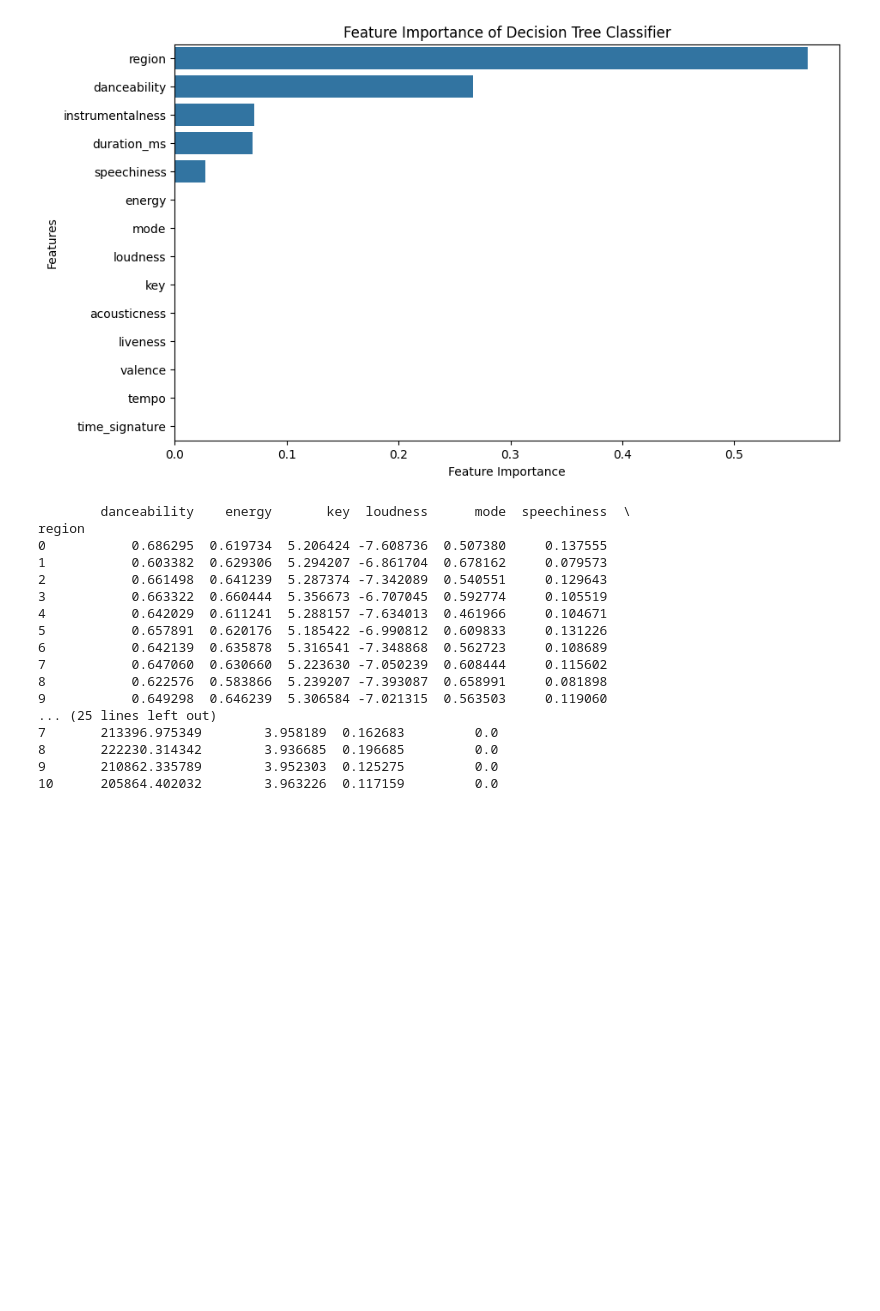
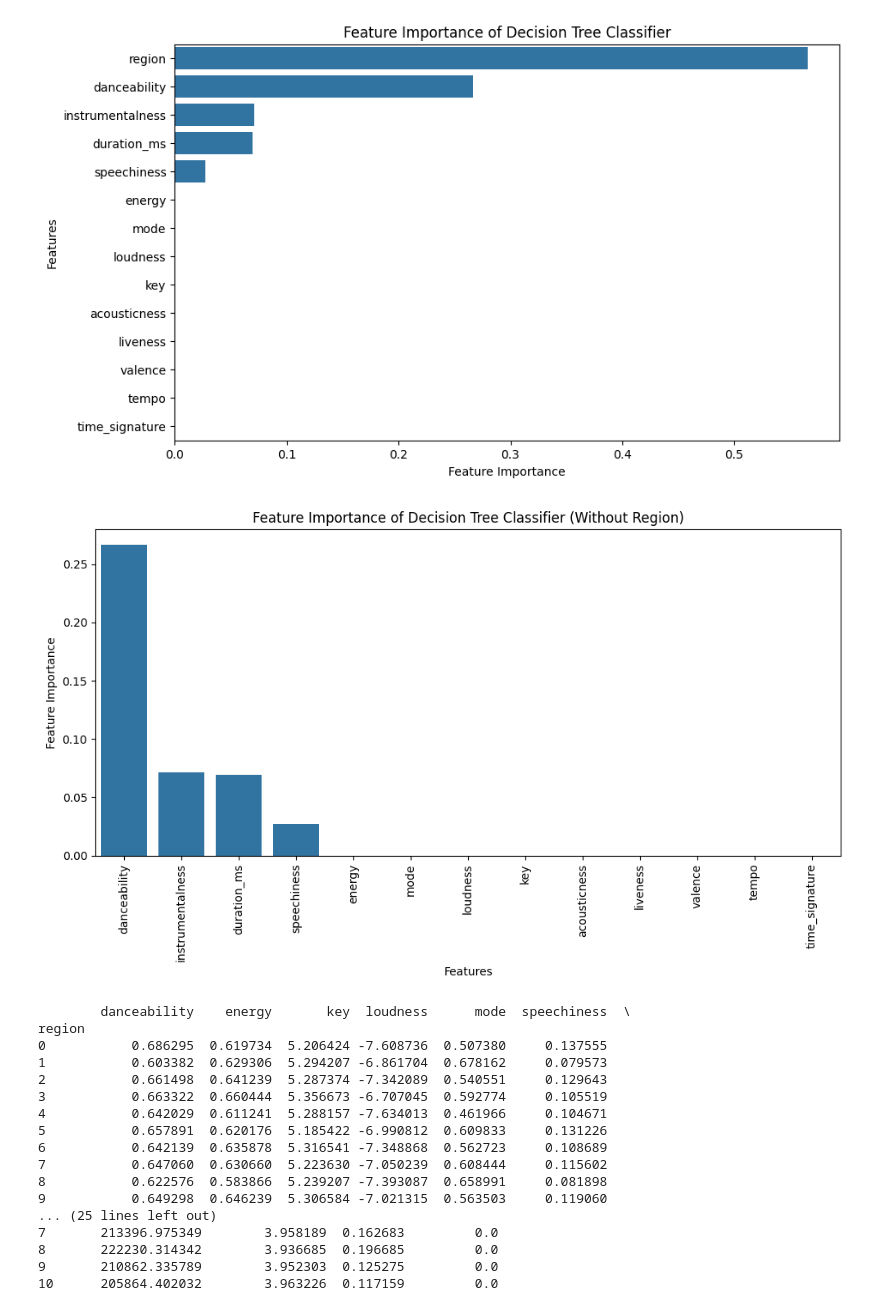
Before and after one commit to noemichem/Data-mining-project, a Jupyter notebook: notebooks_final/Algorithms/decision_tree.ipynb, the cells around one changed output. Saved outputs shown, nothing was run; the diff lists cells and outputs as text; code cells hidden in the pictures; blank space fills up the shorter version.

```diff
--- a/notebooks_final/Algorithms/decision_tree.ipynb
+++ b/notebooks_final/Algorithms/decision_tree.ipynb
@@ -135,6 +135,26 @@ plt.title('Feature Importance of Decision Tree Classifier')
 plt.show()
 # %% [output]
 [figure]
+# %%
+# Remove the 'region' feature from the columns and the importance array
+filtered_columns = X.columns[X.columns != 'region']
+filtered_importance = clf.feature_importances_[X.columns != 'region']
+
+# Create a pandas Series for feature importance
+feature_importance = pd.Series(filtered_importance, index=filtered_columns)
+feature_importance = feature_importance.sort_values(ascending=False)
+
+# Plot the feature importance with vertical bars (features on x-axis)
+plt.figure(figsize=(10, 6))
+sns.barplot(x=feature_importance.index, y=feature_importance)
+plt.xticks(rotation=90)  # Rotate feature names for better readability
+plt.xlabel('Features')
+plt.ylabel('Feature Importance')
+plt.title('Feature Importance of Decision Tree Classifier (Without Region)')
+plt.tight_layout()
+plt.show()
+# %% [output]
+[figure, added]
 # %%
 #Add prediction to the dataset
 df['prediction'] = clf.predict(X)
```
Also changed, not shown: parts of 1 cell of this notebook, 39 other files.
